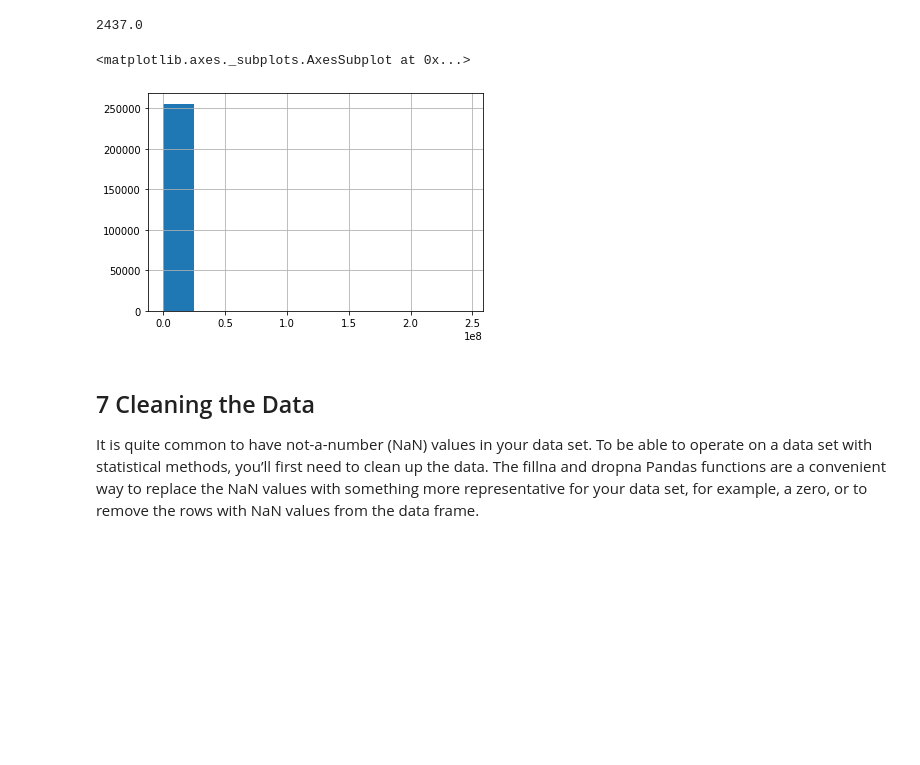
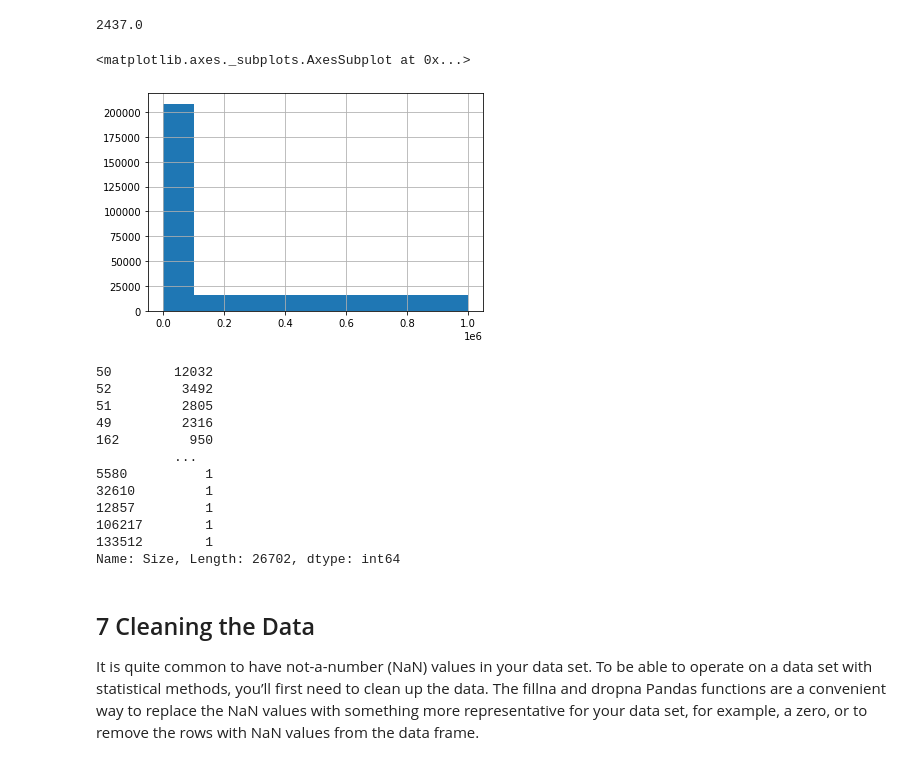
Before and after one commit to HansHenseler/masdav2022, a Jupyter notebook: Part_1_Data_Analysis_in_Python_introduction.ipynb, the cells around one changed output. Drawn from its saved outputs; the diff is of its cells as text; code cells hidden in the pictures; blank space fills up the shorter version.

```diff
--- a/Part_1_Data_Analysis_in_Python_introduction.ipynb
+++ b/Part_1_Data_Analysis_in_Python_introduction.ipynb
@@ -204,11 +204,26 @@ df["Size"].quantile(0.25)
 df["Size"].quantile(0.5)
 # %% [output]
 2437.0
+# %%
+df["Size"].hist(bins=[0,100,150,100000,1000000])
+# %% [output]
+<matplotlib.axes._subplots.AxesSubplot at 0x...>
+[figure, added]
 # %%
-df["Size"].hist()
+df["Size"].value_counts()
 # %% [output]
-<matplotlib.axes._subplots.AxesSubplot at 0x...>
+50        12032
+52         3492
+51         2805
+49         2316
+162         950
+          ...
+5580          1
+32610         1
+12857         1
+106217        1
+133512        1
+Name: Size, Length: 26702, dtype: int64
-[figure, removed]
 # %% [markdown]
 ## 7 Cleaning the Data
 It is quite common to have not-a-number (NaN) values in your data set. To be able to operate on a data set with statistical methods, you’ll first need to clean up the data. The fillna and dropna Pandas functions are a convenient way to replace the NaN values with something more representative for your data set, for example, a zero, or to remove the rows with NaN values from the data frame.
```
Also changed, not shown: parts of 4 cells of this notebook.
